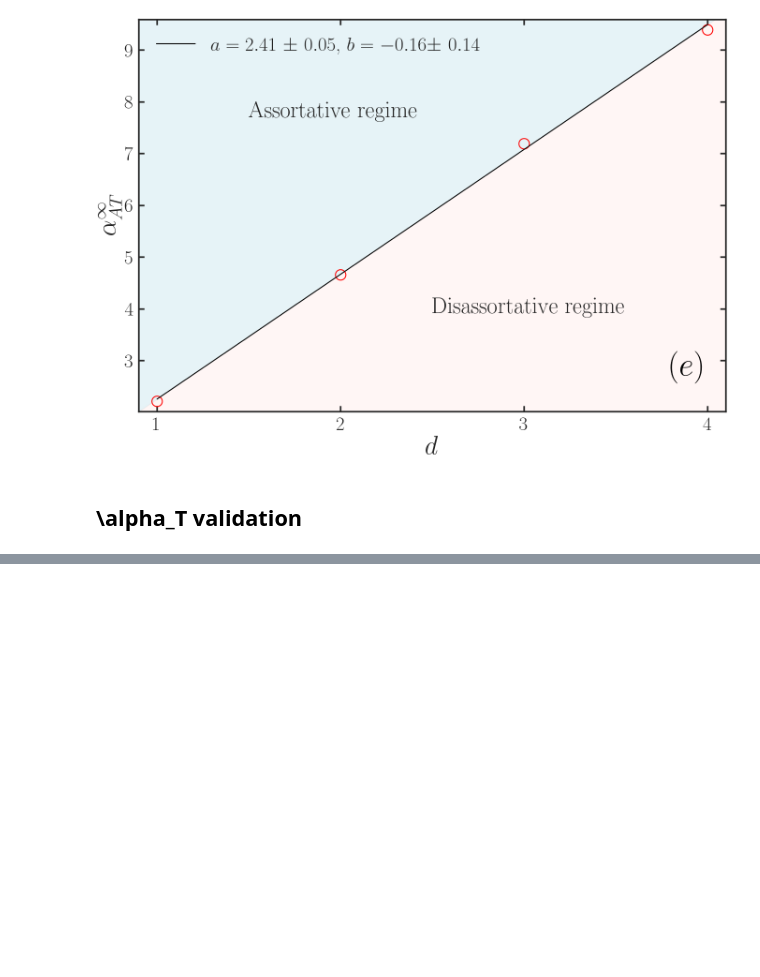
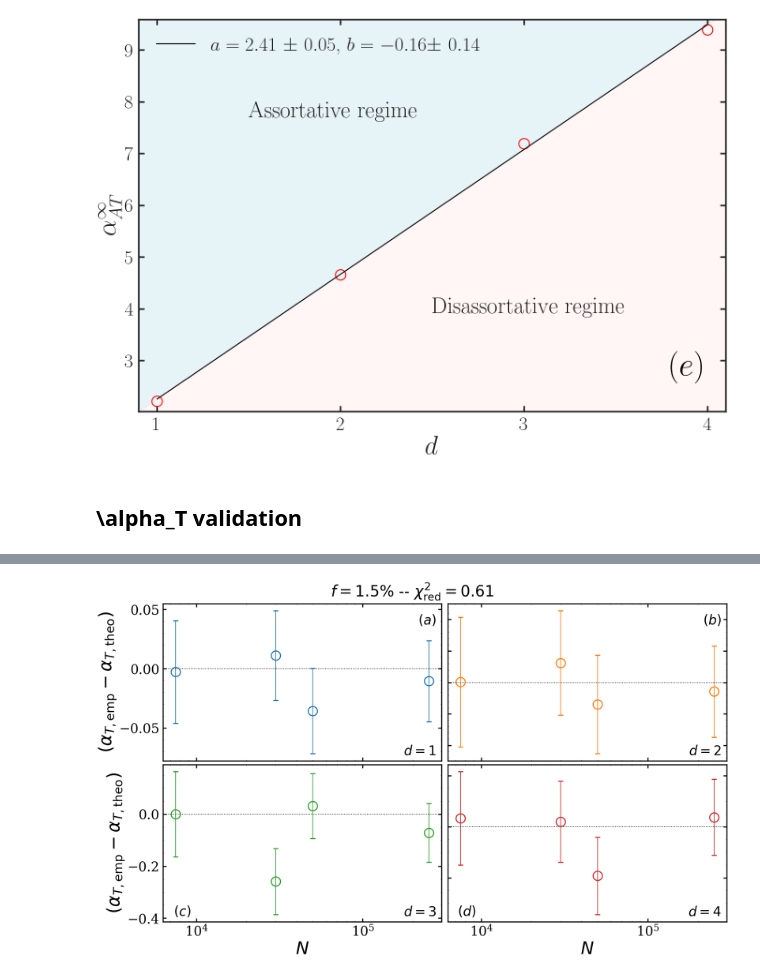
Before and after one commit to JuniorAlencar/SpatialPreferential, a Jupyter notebook: scripts/jupyter/properties.ipynb, the cells around one changed output, grey strips where cells are left out. Cells and saved outputs as stored; diff of their text form; code cells hidden in the pictures; blank space fills up the shorter version.

```diff
--- a/scripts/jupyter/properties.ipynb
+++ b/scripts/jupyter/properties.ipynb
@@ -1733,0 +1834,82 @@ ValueError: Length of values (1) does not match length of index (4)
+# %%
+fig, axs = plt.subplots(2, 2, figsize=(20, 12), constrained_layout=True)
+axs = axs.flatten()
+f_empirico = 0.015  # 1.5%
+
+df_val["sigma_empirico"] = f_empirico * df_val["alpha_T_emp"]
+df_val["sigma_total"] = np.sqrt(df_val["alpha_T_teo_err"]**2 + df_val["sigma_empirico"]**2)
+df_val["residuo"] = df_val["alpha_T_emp"] - df_val["alpha_T_teo"]
+
+# Calcular chi² reduzido com esse f fixo
+residuo = df_val["residuo"]
+sigma_total = df_val["sigma_total"]
+chi2 = np.sum((residuo / sigma_total) ** 2)
+chi2_red = chi2 / (len(df_val) - 3)
+
+print(f"Chi² reduzido com f = {f_empirico:.3%}: {chi2_red:.4f}")
+
+markersize = 21
+mew = 2.4
+label_abcd = ["$(a)$", "$(b)$","$(c)$","$(d)$"]
+for i, (d, ax) in enumerate(zip([1, 2, 3, 4], axs)):
+    df_d = df_val[df_val["dim"] == d]
+    N = df_d["N"].values
+    res = df_d["residuo"].values
+    err = df_d["sigma_total"].values
+
+    ax.errorbar(N, res, yerr=err, fmt='o', capsize=6,
+                color=colors[d], markersize=markersize, mew=mew, markerfacecolor='none')
+
+    ax.axhline(0, color='black', linestyle=':', linewidth=1.5)
+    ax.set_xscale("log")
+
+    # Identificar linha e coluna
+    row, col = divmod(i, 2)
+
+    # Label Y apenas na coluna 0
+    if col == 0:
+        ax.set_ylabel(r"$(\alpha_{T,\mathrm{emp}} - \alpha_{T,\mathrm{theo}})$", fontsize=fontsize_label)
+    else:
+        ax.tick_params(labelleft=False)  # esconde apenas os números, não o label
+
+    # Label X apenas na linha 1
+    if row == 1:
+        ax.set_xlabel(r"$N$", fontsize=fontsize_label)
+        ax.text(
+            0.1, 0.02,  # coordenadas normalizadas (x, y)
+            label_abcd[i],
+            transform=ax.transAxes,
+            fontsize=fontsize_ticks,
+            ha="right", va="bottom"
+        )
+    else:
+        ax.tick_params(labelbottom=False)
+        ax.text(
+            0.98, 0.85,  # coordenadas normalizadas (x, y)
+            label_abcd[i],
+            transform=ax.transAxes,
+            fontsize=fontsize_ticks,
+            ha="right", va="bottom"
+        )
+
+    ax.tick_params(axis='both', labelsize=fontsize_ticks, width=thickness, length=8)
+    ax.minorticks_on()
+
+    for spine in ax.spines.values():
+        spine.set_linewidth(thickness)
+    # Texto no canto inferior direito do subplot
+    ax.text(
+        0.98, 0.02,  # coordenadas normalizadas (x, y)
+        f"$d = {d}$",
+        transform=ax.transAxes,
+        fontsize=fontsize_ticks,
+        ha="right", va="bottom"
+    )
+
+# 🔧 suptitle corrigida para LaTeX (sem acento, sem travessão Unicode)
+plt.suptitle(
+    rf"$f = {f_empirico*100:.1f}\%$ -- $\chi^2_\mathrm{{red}} = {chi2_red:.2f}$",
+    fontsize=35
+)
+plt.show()
+# %% [output]
@@ -1733,0 +1917 @@ ValueError: Length of values (1) does not match length of index (4)
+[figure, added]
```
Also changed, not shown: parts of 9 cells of this notebook, 10 other files.
